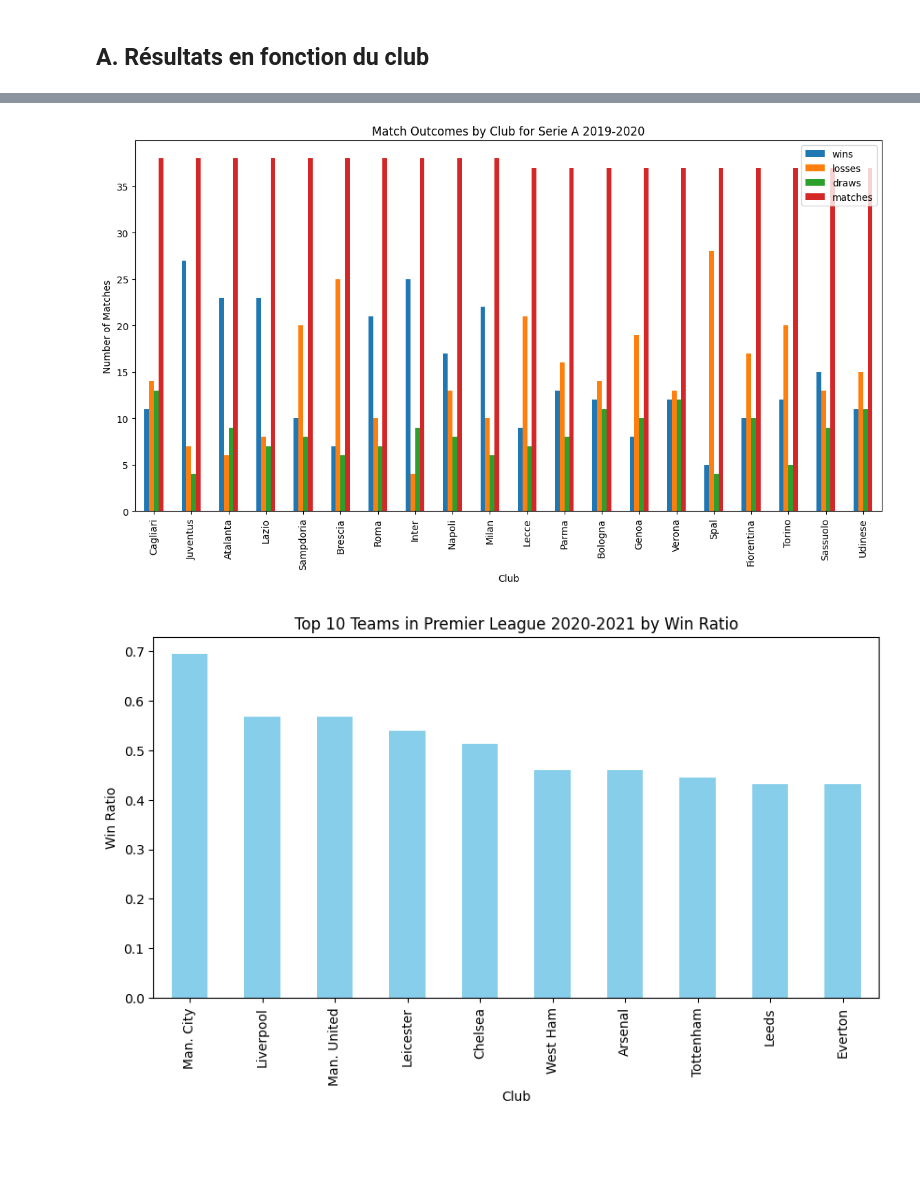
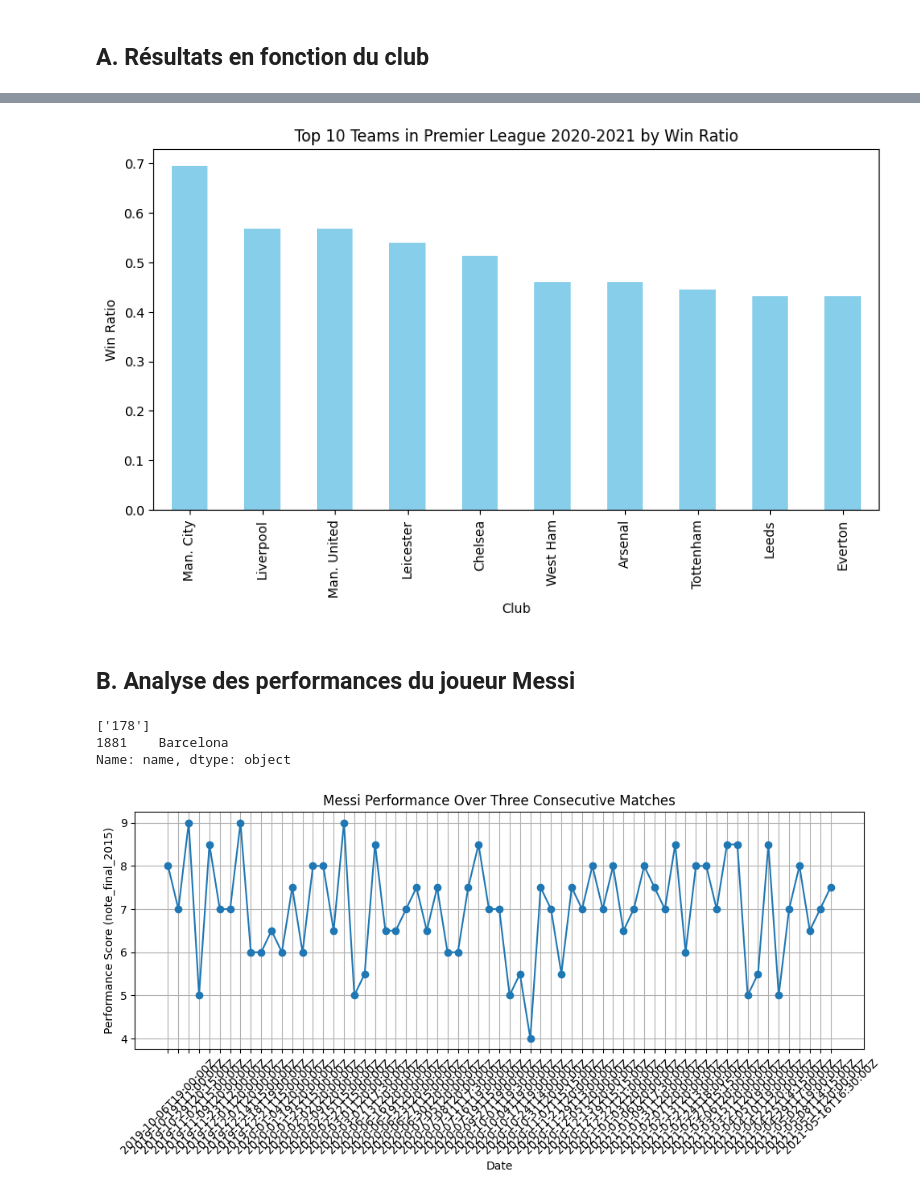
Before and after one commit to Jael-dev/Python-Data-Visualasation-project, a Jupyter notebook: projet.ipynb, the cells around one changed output, grey strips where cells are left out. Saved outputs shown, nothing was run; the diff lists cells and outputs as text; code cells hidden in the pictures; blank space fills up the shorter version.

Commit message:
Analyse des performances du joueur Messi

```diff
--- a/projet.ipynb
+++ b/projet.ipynb
@@ -227,19 +245,4 @@ print(len(matchdf[(matchdf['hometeam'] == 'Liverpool') | (matchdf['awayteam'] ==
 # %%
-"""
-• Afficher le nombre de matchs par club pour le championnat 5 pour la saison
-2019-2020 (dont victoire, défaite, math nul) (visualisation) Les dates du
-championnat 5 (Série A) pour la saison 2019-2020 sont 24 août 2019 - 2 août
-2020
-"""
-# Apply the function for Serie A 2019-2020
-serie_a_results = Visualisation.analyze_matches(matchdf, '2019-08-24', '2020-08-02', 5)
-
-# Plotting
-serie_a_results.sort_values('matches', ascending=False).plot(kind='bar', figsize=(14, 7))
-Visualisation.plt.title('Match Outcomes by Club for Serie A 2019-2020')
-Visualisation.plt.xlabel('Club')
-Visualisation.plt.ylabel('Number of Matches')
-Visualisation.plt.show()
 """
 • Afficher les 10 meilleures équipes pour le championnat 2 de la saison 2020
 2021 (celles avec le meilleur ratio victoire/matchs joués) Les dates du
@@ -261,5 +264,6 @@ Visualisation.plt.xlabel('Club')
 Visualisation.plt.ylabel('Win Ratio')
 Visualisation.plt.show()
 # %% [output]
-[figure, old version]
+[figure, new version]
-[figure, removed]
+# %% [markdown]
+## B. Analyse des performances du joueur Messi
@@ -265,0 +277,47 @@ Visualisation.plt.show()
+# %%
+# • Quel est l'id de ce joueur ? (requête) / What is the id of this player?
+messi_data = playerdf[playerdf['lastname'] == 'Messi']
+messi_id = (messi_data['idplayer'].iloc[0])
+print(messi_id)
+# %%
+# • A quel(s) club(s) appartient ce joueur ? (requête) / To which club(s) does this player belong?
+player_teams = matchdf_players[matchdf_players['playerid'] == messi_id]
+messi_team_id = (player_teams['teamid'].unique())
+print(messi_team_id)
+
+for team in messi_team_id:
+    print(teamdf[teamdf['idteam'] == team]['name'])
+# %% [output]
+['178']
+1881    Barcelona
+Name: name, dtype: object
+# %%
+'''
+• Calculer les performances (note_final_2015) de ce joueur sur trois matchs
+consécutifs et afficher l'évolution en fonction du temps. (visualisation)
+'''
+combined_df = imports.pd.merge(matchdf_players, matchdf[['matchid', 'date', 'chamionship']], on='matchid')
+
+# Filter data for Lionel Messi
+
+messi_performances = combined_df[combined_df['playerid'] == messi_id]
+
+# Sort by date to ensure the order of matches
+messi_performances = messi_performances.sort_values('date')
+
+messi_performances['rolling_avg'] = messi_performances['final_mark_2015'].rolling(window=3, min_periods=3).mean()
+
+messi_performances.dropna(subset=['rolling_avg'], inplace=True)
+
+# Visualizing Messi's performance over these three matches
+Visualisation.plt.figure(figsize=(10, 5))
+Visualisation.plt.plot(messi_performances['date'], messi_performances['final_mark_2015'], marker='o', linestyle='-')
+Visualisation.plt.title('Messi Performance Over Three Consecutive Matches')
+Visualisation.plt.xlabel('Date')
+Visualisation.plt.ylabel('Performance Score (note_final_2015)')
+Visualisation.plt.grid(True)
+Visualisation.plt.xticks(rotation=45)
+Visualisation.plt.tight_layout()
+Visualisation.plt.show()
+# %% [output]
+[figure, added]
```
Also changed, not shown: parts of 4 cells of this notebook.
